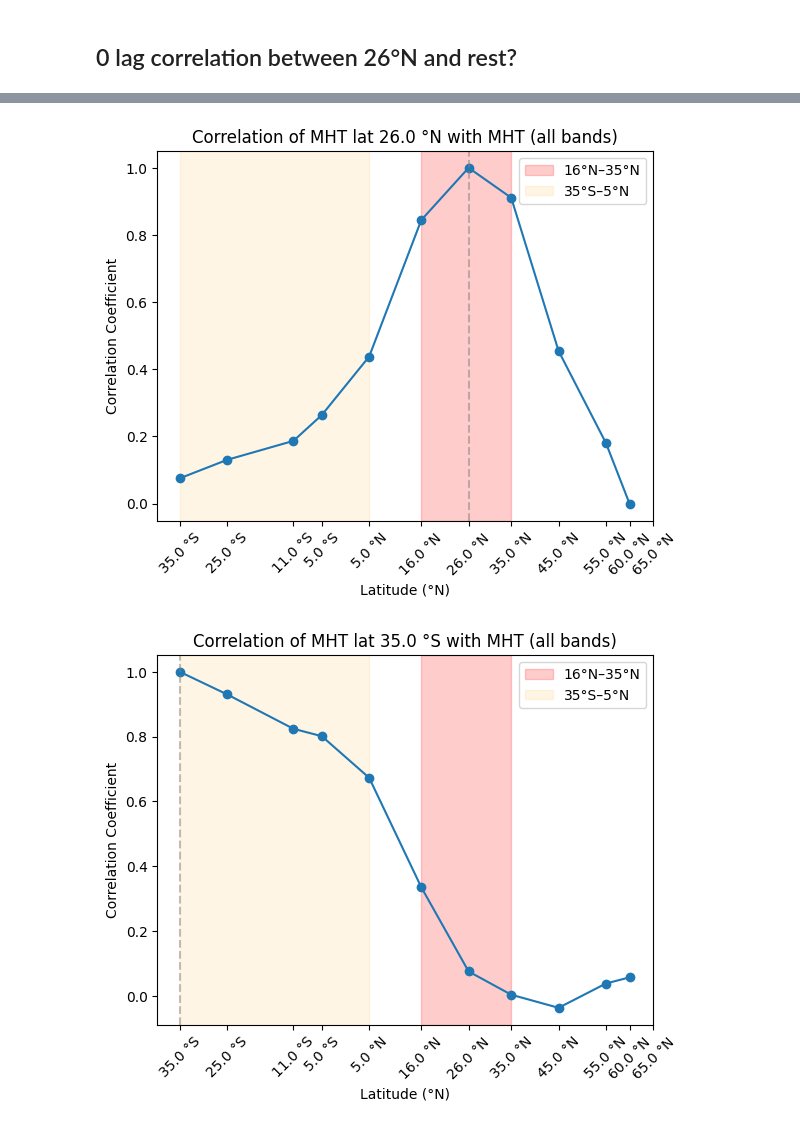
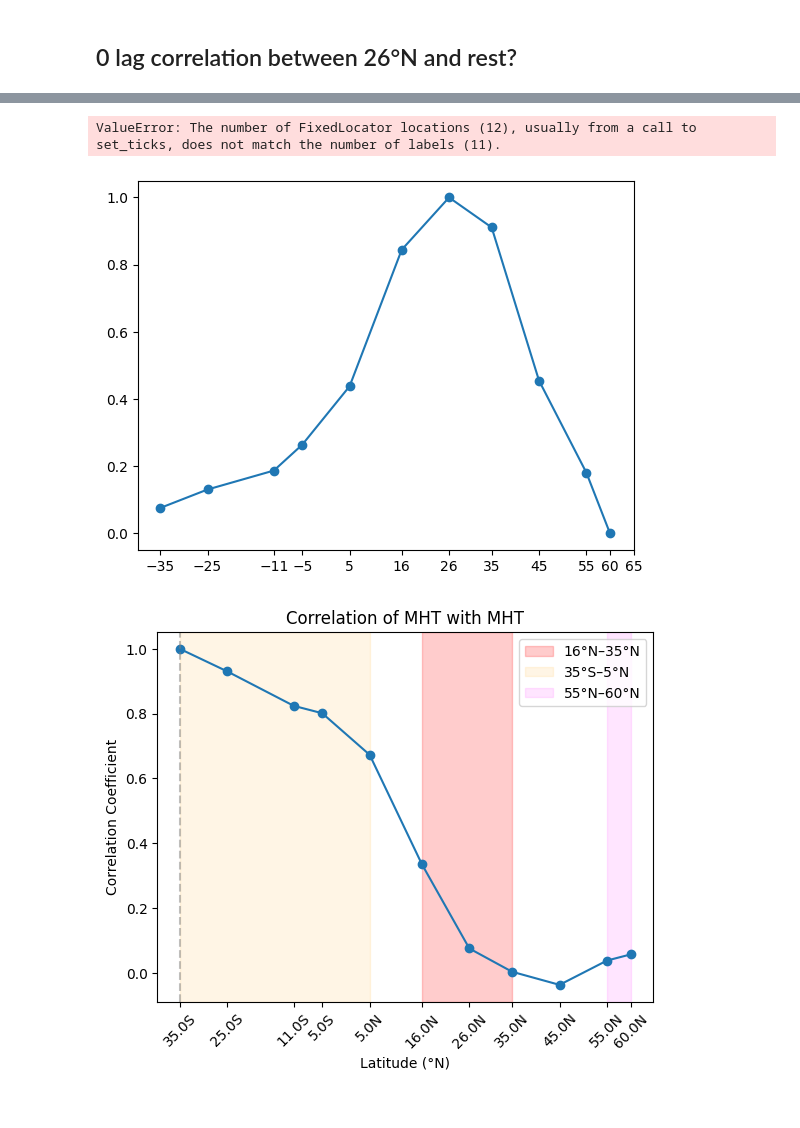
Before and after one commit to lea-dietz/masterthesis, a Jupyter notebook: coding/calafat_data.ipynb, the cells around one changed output, grey strips where cells are left out. Saved outputs shown, nothing was run; the diff lists cells and outputs as text; code cells hidden in the pictures.

```diff
--- a/coding/calafat_data.ipynb
+++ b/coding/calafat_data.ipynb
@@ -381,25 +423,0 @@ print(corr_matrix.shape)  # should be (11, 11)
-# %%
-
-fig = plt.figure(figsize=(8, 6))
-cmap = plt.get_cmap("viridis")
-
-colors = cmap(np.linspace(0, 1, 20))
-# colors = cmap(np.linspace(0.5, 1, 10))
-sliced_cmap = mcolors.ListedColormap(colors)
-
-plt.pcolormesh(lats, lats, corr_matrix, cmap=sliced_cmap, vmin=0, vmax=1)
-# origin lower put origin at bottom left, extent to set the axis limits to latitudes
-plt.colorbar(label='Correlation Coefficient')
-
-# nan_mask = np.isnan(corr).astype(float)
-# plt.contourf(lats, lats, nan_mask, levels=[0.9, 1.1],
-#              hatches=['////'], colors='none', label='NaN Mask')
-# levels : to have contourf just draw the hatches where is 1 = True = there is nan
-
-plt.xticks(lats, lat_labels[1:], rotation=45)
-plt.yticks(lats, lat_labels[1:])
-plt.xlabel('Latitude (°N)')
-plt.ylabel('Latitude (°N)')
-plt.title('Cross-Correlation of MHT between Latitude Bands')
-plt.savefig("figures/cross_corr/mht_correlation_latlat.png", dpi=300, bbox_inches='tight')
-plt.show()
@@ -414,5 +447,5 @@ mht_26.LATITUDE.values.item()
 # %%
-def zero_lag_corr(ts1, ts2, dimension="TIME", plot=False, savefig=False, polar_band=False):
+def zero_lag_corr(ts1, ts2, dimension="TIME", plot=False, savefig=False, polar_band=True):
     """
     Compute the zero-lag Pearson correlation coefficient between two time series and plot the result as a function of latitude.
 
@@ -423,7 +456,7 @@ def zero_lag_corr(ts1, ts2, dimension="TIME", plot=False, savefig=False, polar_b
         ax.plot(lats, corr, marker='o')
 
         ax.set_xticks(lats)
-        ax.set_xticklabels(lat_labels, rotation=45)
+        ax.set_xticklabels(lat_labels[1:], rotation=45)
         ax.set_xlabel('Latitude (°N)')
         ax.set_ylabel('Correlation Coefficient')
         if ts1.LATITUDE.size == 1:
@@ -434,7 +467,7 @@ def zero_lag_corr(ts1, ts2, dimension="TIME", plot=False, savefig=False, polar_b
         # 2 latitde bands with high inner covariability
         band1_min, band1_max = 16, 35      # 16N–35N
         band2_min, band2_max = -35, 5      # 35S–5N
-        band3_min, band3_max = 55, 65      # 55-65N
+        band3_min, band3_max = 55, 60      # 55-65N
 
         y_min, y_max = ax.get_ylim()
 
@@ -454,44 +487,48 @@ def zero_lag_corr(ts1, ts2, dimension="TIME", plot=False, savefig=False, polar_b
             band2_max - band2_min,
             y_max - y_min,
             color='orange',
             alpha=0.1,
             label='35°S–5°N'
         )
         ax.add_patch(rect1)
         ax.add_patch(rect2)
 
         if polar_band:
 
             rect3 = mpatches.Rectangle(
                 (band3_min, y_min),
                 band3_max - band3_min,
                 y_max - y_min,
                 color='magenta',
                 alpha=0.1,
-                label='55°N–65°N'
+                label='55°N–60°N'
             )
             ax.add_patch(rect3)
 
         ax.legend(loc='best')
 
         ax.set_title(f"Correlation of {ts1.name} with {ts2.name}")
 
         if savefig:
             plt.savefig(f"figures/cross_corr/corr_{ts1.name}_{ts2.name}.png", dpi=300, bbox_inches='tight')
         plt.show()
     return corr
 
-_ = zero_lag_corr(mht_26, mht, plot=True, savefig=True)
+
+_ = zero_lag_corr(mht_26_mean, mht_mean, plot=True, savefig=True)
 # %% [output]
+ValueError: The number of FixedLocator locations (12), usually from a call to set_ticks, does not match the number of labels (11).
-[figure, old version]
+[figure, new version]
 # %%
 # mht_25S = MHT_selection(ds, one_band_sel=True, lat=-25)["MHT_lat"]
 # corr_25S_all = zero_lag_corr(mht_25S, mht, plot=True, savefig=True)
 
-mht_35S = MHT_selection(ds, one_band_sel=True, lat=-35)["MHT_lat"]
-corr_35S_all = zero_lag_corr(mht_35S, mht, plot=True, savefig=True)
+mht_35S_dict = MHT_selection(ds, one_band_sel=True, lat=-35)
+mht_35S = mht_35S_dict["MHT_lat"]
+mht_35S_mean = mht_35S_dict["MHT_lat_statistics"]["mean"]
+corr_35S_all = zero_lag_corr(mht_35S_mean, mht_mean, plot=True, savefig=True)
 
 # mht_60 = MHT_selection(ds, one_band_sel=True, lat=60)["MHT_lat"]
 # corr_60_all = zero_lag_corr(mht_60, mht, plot=True, savefig=False, polar_band=True)
 # %% [output]
-[figure, old version]
+[figure, new version]
```
Also changed, not shown: parts of 25 cells of this notebook, 27 other files.
